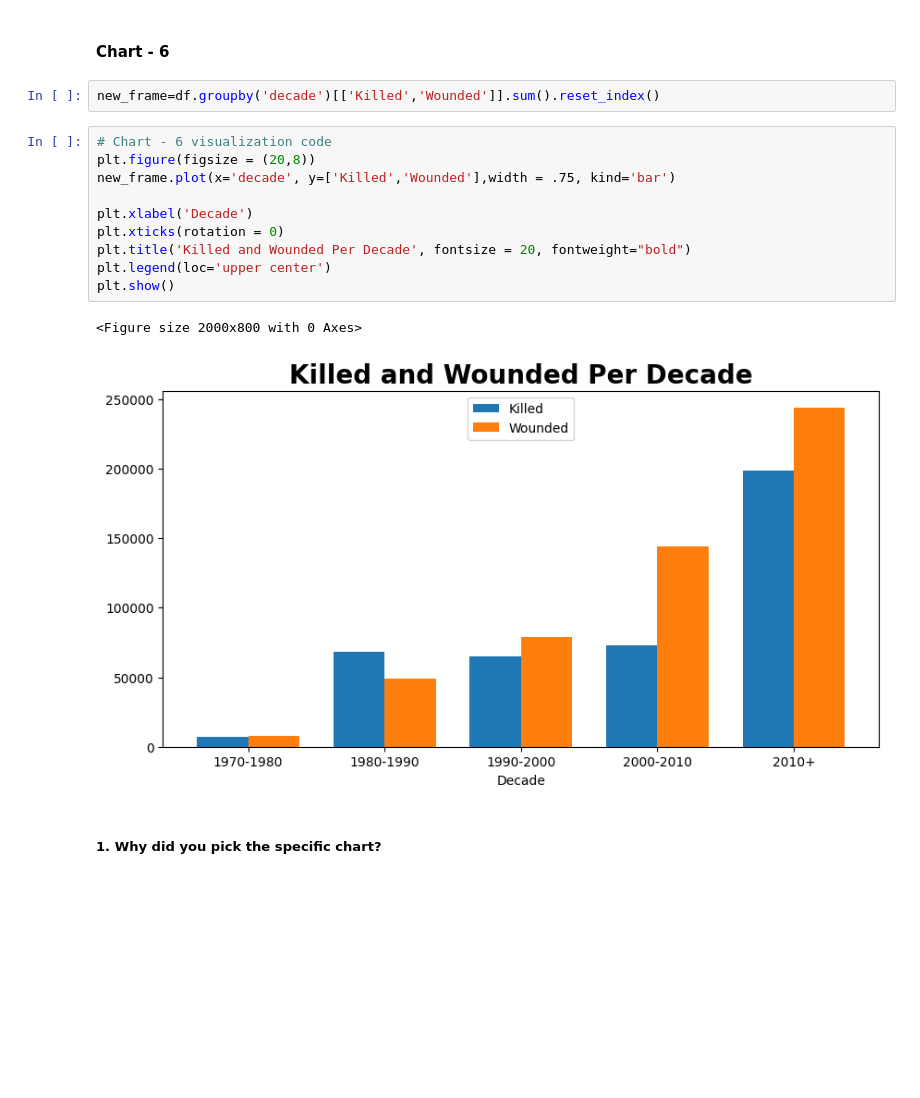
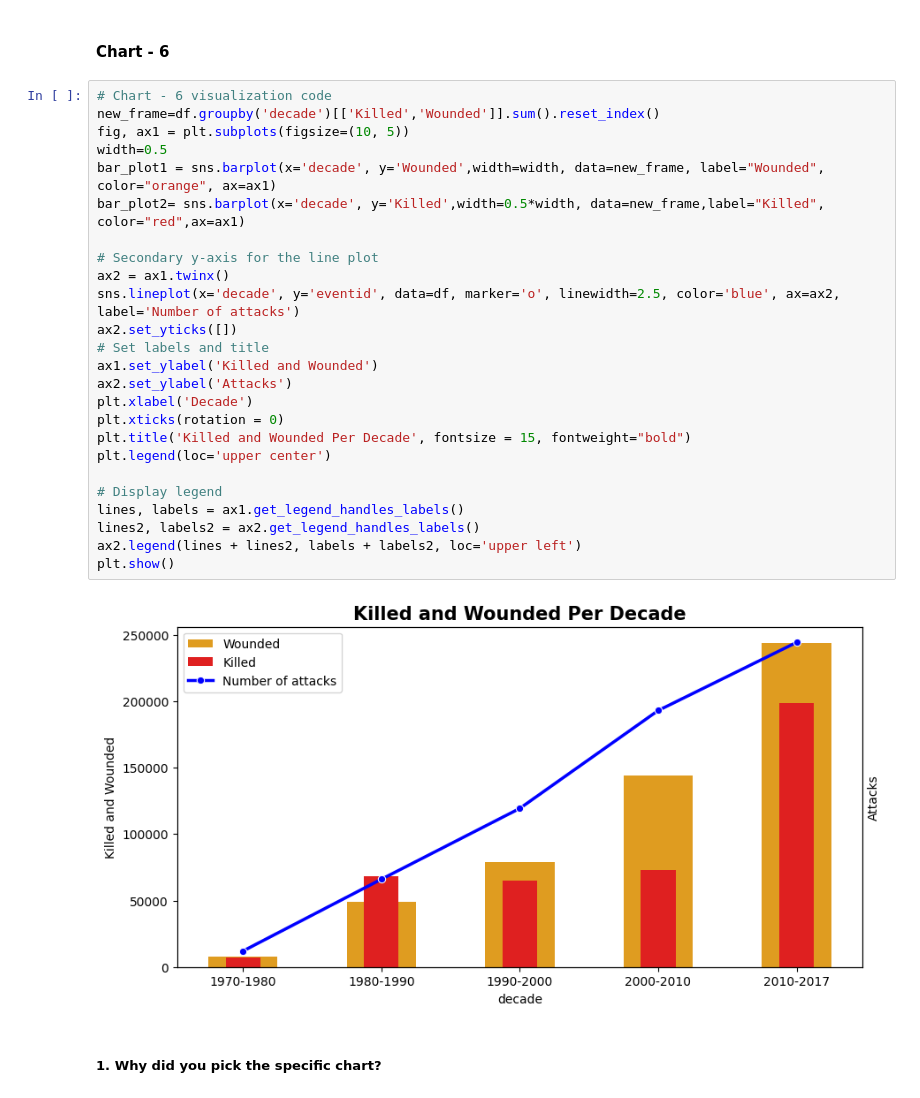
Before and after one commit to Mansi67/Global_Terrorism_Dataset_EDA, a Jupyter notebook: Global_Terrorism_Dataset_EDA.ipynb, the cells around one changed output. Cells and saved outputs as stored; diff of their text form; blank space fills up the shorter version.

```diff
--- a/Global_Terrorism_Dataset_EDA.ipynb
+++ b/Global_Terrorism_Dataset_EDA.ipynb
@@ -524,21 +519,33 @@ Are there any insights that lead to negative growth? Justify with specific reaso
 Answer Here
 # %% [markdown]
 #### Chart - 6
-# %%
-new_frame=df.groupby('decade')[['Killed','Wounded']].sum().reset_index()
-# %%
-# Chart - 6 visualization code
-plt.figure(figsize = (20,8))
-new_frame.plot(x='decade', y=['Killed','Wounded'],width = .75, kind='bar')
-
-plt.xlabel('Decade')
-plt.xticks(rotation = 0)
-plt.title('Killed and Wounded Per Decade', fontsize = 20, fontweight="bold")
-plt.legend(loc='upper center')
-plt.show()
-# %% [output]
-<Figure size 2000x800 with 0 Axes>
-[figure, removed]
+# %%
+# Chart - 6 visualization code
+new_frame=df.groupby('decade')[['Killed','Wounded']].sum().reset_index()
+fig, ax1 = plt.subplots(figsize=(10, 5))
+width=0.5
+bar_plot1 = sns.barplot(x='decade', y='Wounded',width=width, data=new_frame, label="Wounded", color="orange", ax=ax1)
+bar_plot2= sns.barplot(x='decade', y='Killed',width=0.5*width, data=new_frame,label="Killed", color="red",ax=ax1)
+
+# Secondary y-axis for the line plot
+ax2 = ax1.twinx()
+sns.lineplot(x='decade', y='eventid', data=df, marker='o', linewidth=2.5, color='blue', ax=ax2, label='Number of attacks')
+ax2.set_yticks([])
+# Set labels and title
+ax1.set_ylabel('Killed and Wounded')
+ax2.set_ylabel('Attacks')
+plt.xlabel('Decade')
+plt.xticks(rotation = 0)
+plt.title('Killed and Wounded Per Decade', fontsize = 15, fontweight="bold")
+plt.legend(loc='upper center')
+
+# Display legend
+lines, labels = ax1.get_legend_handles_labels()
+lines2, labels2 = ax2.get_legend_handles_labels()
+ax2.legend(lines + lines2, labels + labels2, loc='upper left')
+plt.show()
+# %% [output]
+[figure, added]
 # %% [markdown]
 ##### 1. Why did you pick the specific chart?
 # %% [markdown]
```
Also changed, not shown: parts of 33 cells of this notebook.
